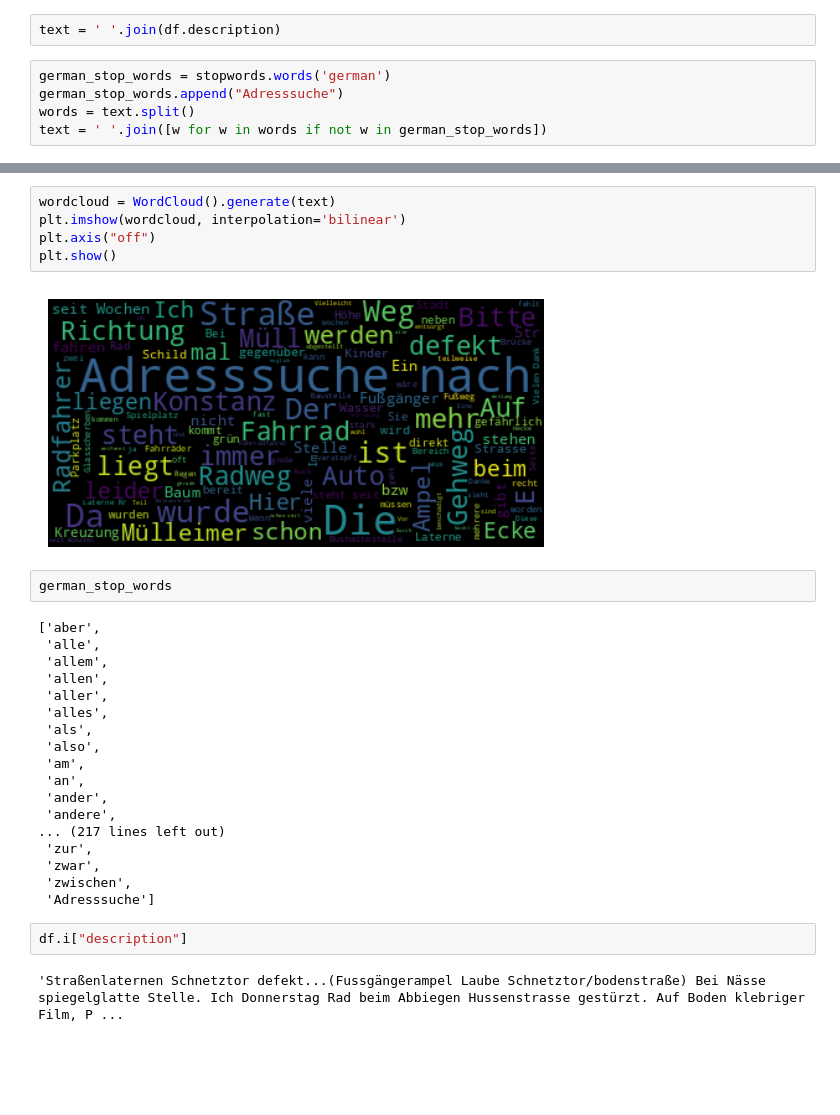
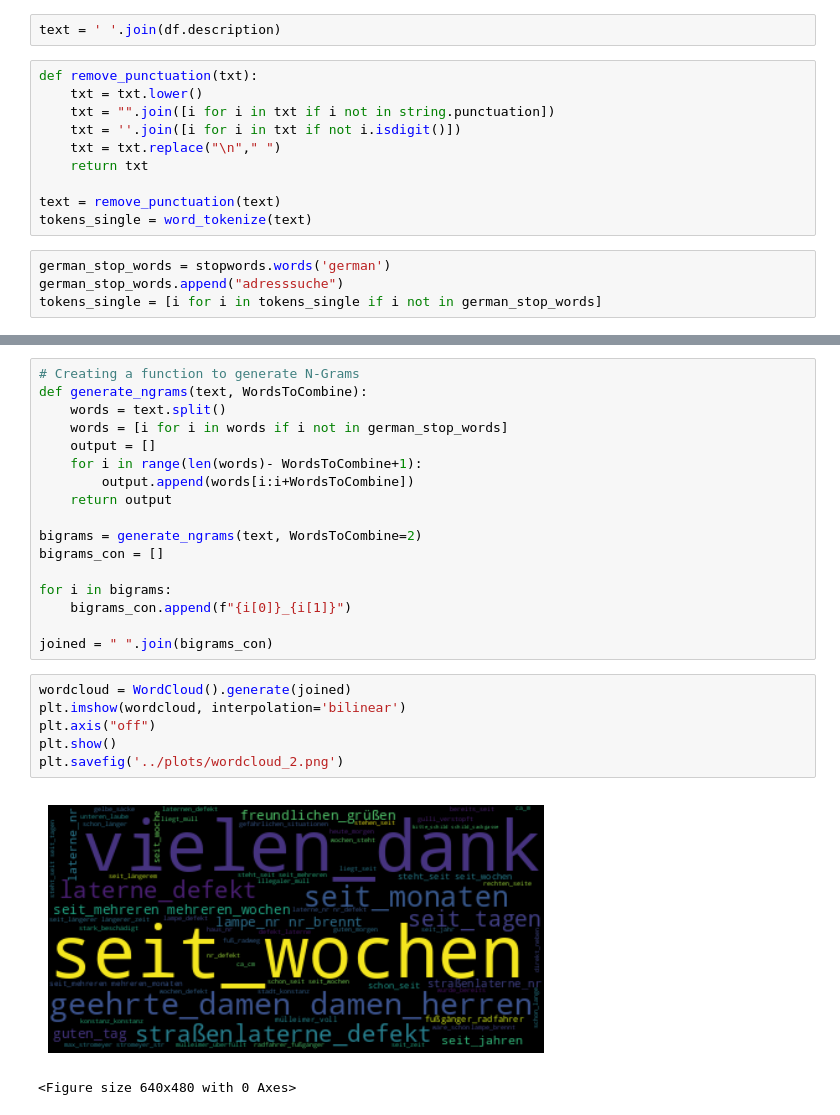
Before and after one commit to Open-Data-Hackathon-Konstanz/maengelanalyse_python, a Jupyter notebook: data_analysis/wordcloud.ipynb, the cells around one changed output, grey strips where cells are left out. Saved outputs shown, nothing was run; the diff lists cells and outputs as text; blank space fills up the shorter version.

Commit message:
added wordcloud

```diff
--- a/data_analysis/wordcloud.ipynb
+++ b/data_analysis/wordcloud.ipynb
@@ -17,8 +22,17 @@ df.head()
 | 4 | 3583 | Hallo,\n\nder Spielplatz an der K... | Kreuzlinger Str. 26, 78462 Konsta... | Technische Betriebe Konstanz\n\n | 9.171569 | 47.657161 | 2020 | 6 | 2020-06-29 11:46:00 | 2020-06-29 14:04:00 | ... |
 # %%
 text = ' '.join(df.description)
+# %%
+def remove_punctuation(txt):
+    txt = txt.lower()
+    txt = "".join([i for i in txt if i not in string.punctuation])
+    txt = ''.join([i for i in txt if not i.isdigit()])
+    txt = txt.replace("\n"," ")
+    return txt
+
+text = remove_punctuation(text)
+tokens_single = word_tokenize(text)
 # %%
 german_stop_words = stopwords.words('german')
-german_stop_words.append("Adresssuche")
-words = text.split()
-text = ' '.join([w for w in words if not w in german_stop_words])
+german_stop_words.append("adresssuche")
+tokens_single = [i for i in tokens_single if i not in german_stop_words]
@@ -25,31 +54,26 @@ text = ' '.join([w for w in words if not w in german_stop_words])
+# %%
+# Creating a function to generate N-Grams
+def generate_ngrams(text, WordsToCombine):
+    words = text.split()
+    words = [i for i in words if i not in german_stop_words]
+    output = []
+    for i in range(len(words)- WordsToCombine+1):
+        output.append(words[i:i+WordsToCombine])
+    return output
+
+bigrams = generate_ngrams(text, WordsToCombine=2)
+bigrams_con = []
+
+for i in bigrams:
+    bigrams_con.append(f"{i[0]}_{i[1]}")
+
+joined = " ".join(bigrams_con)
 # %%
-wordcloud = WordCloud().generate(text)
+wordcloud = WordCloud().generate(joined)
 plt.imshow(wordcloud, interpolation='bilinear')
 plt.axis("off")
 plt.show()
+plt.savefig('../plots/wordcloud_2.png')
 # %% [output]
-[figure, old version]
+[figure, new version]
+<Figure size 640x480 with 0 Axes>
-# %%
-german_stop_words
-# %% [output]
-['aber',
- 'alle',
- 'allem',
- 'allen',
- 'aller',
- 'alles',
- 'als',
- 'also',
- 'am',
- 'an',
- 'ander',
- 'andere',
-... (217 lines left out)
- 'zur',
- 'zwar',
- 'zwischen',
- 'Adresssuche']
-# %%
-df.i["description"]
-# %% [output]
-'Straßenlaternen Schnetztor defekt...(Fussgängerampel Laube Schnetztor/bodenstraße) Bei Nässe spiegelglatte Stelle. Ich Donnerstag Rad beim Abbiegen Hussenstrasse gestürzt. Auf Boden klebriger Film, P ...
```
Also changed, not shown: parts of 3 cells of this notebook, 4 other files.
